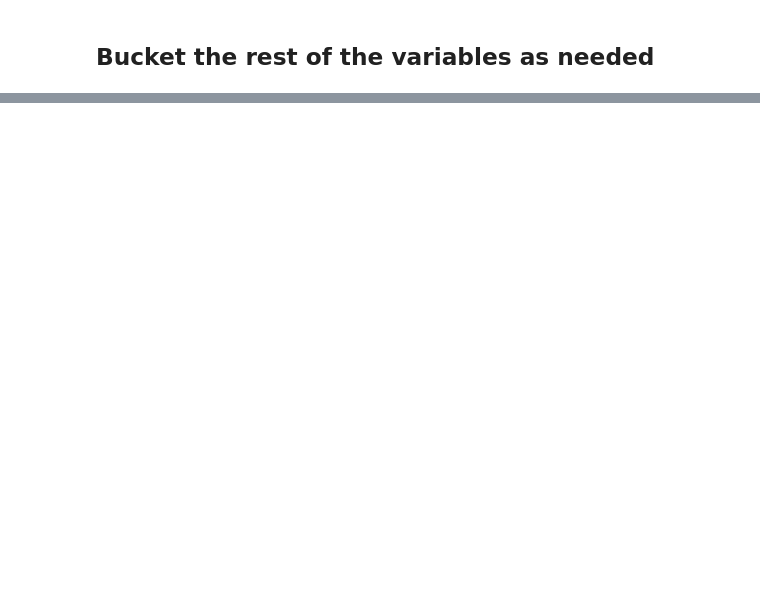
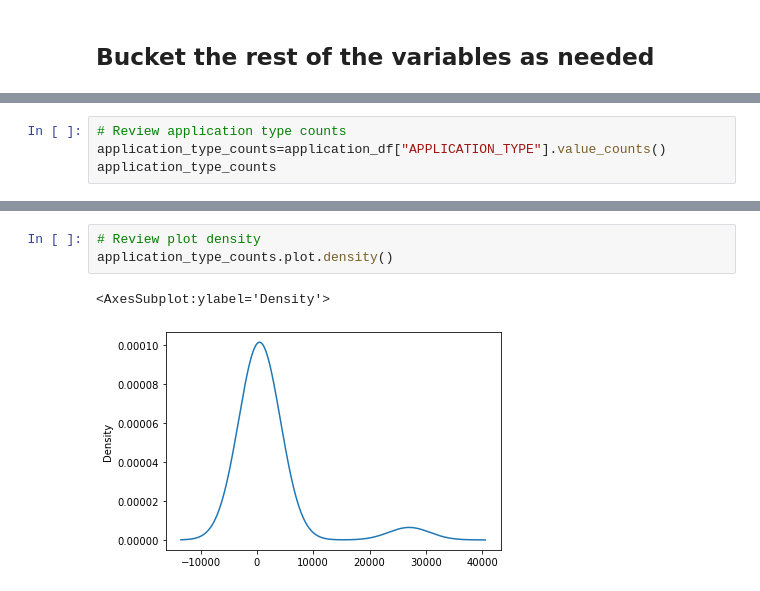
Before and after one commit to david-garza/Neural_Network_Charity_Analysis, a Jupyter notebook: AlphabetSoupCharity_Optimzation.ipynb, the cells around one changed output, grey strips where cells are left out. Saved outputs shown, nothing was run; the diff lists cells and outputs as text; blank space fills up the shorter version.

Commit message:
bucketed the application types

```diff
--- a/AlphabetSoupCharity_Optimzation.ipynb
+++ b/AlphabetSoupCharity_Optimzation.ipynb
@@ -178,0 +195,4 @@ application_df.head()
+# %%
+# Review application type counts
+application_type_counts=application_df["APPLICATION_TYPE"].value_counts()
+application_type_counts
@@ -178,0 +218,6 @@ application_df.head()
+# %%
+# Review plot density
+application_type_counts.plot.density()
+# %% [output]
+<AxesSubplot:ylabel='Density'>
+[figure, added]
```
Also changed, not shown: parts of 7 cells of this notebook.
